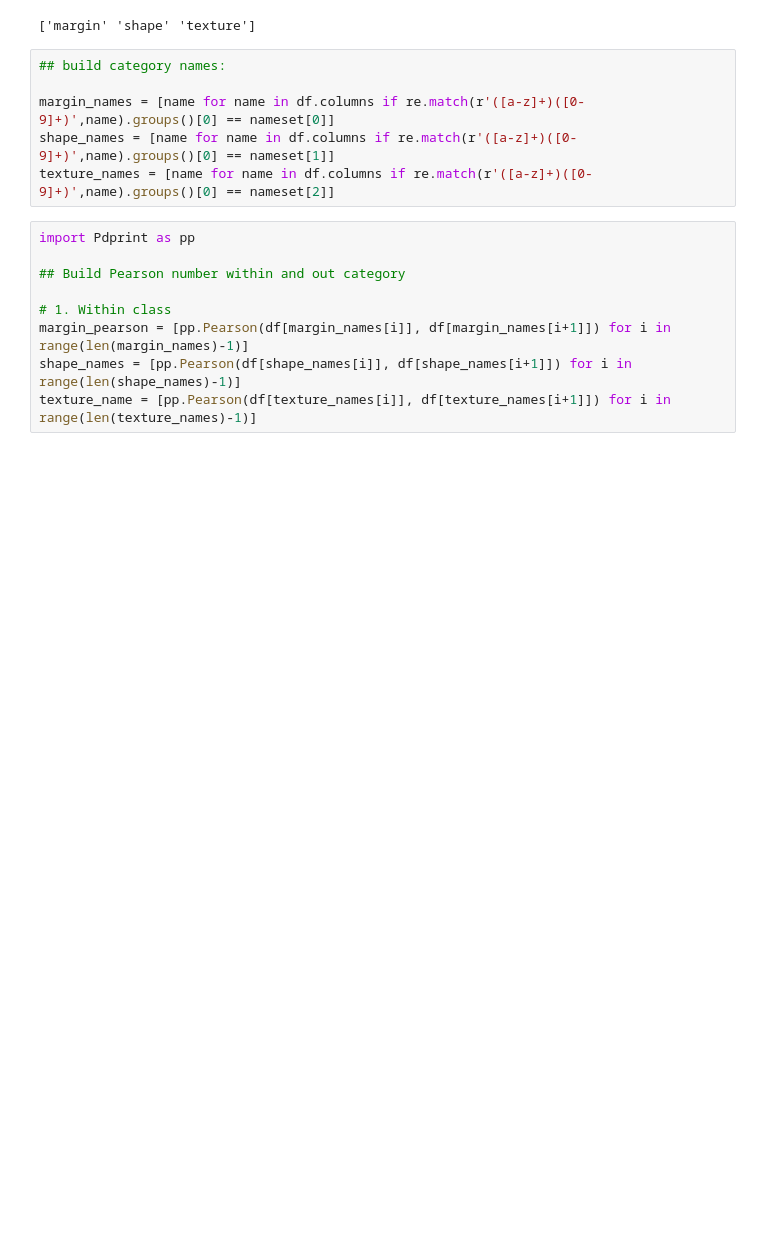
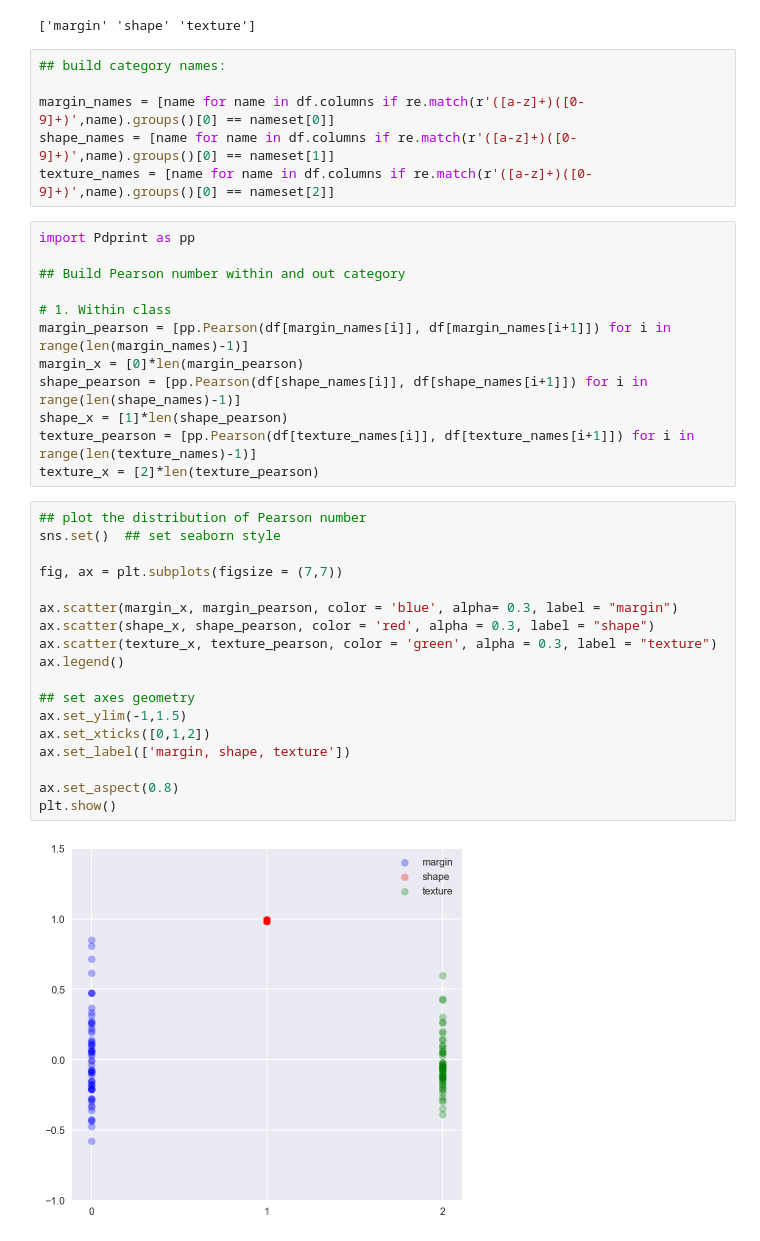
Before and after one commit to dangspin/Kaggle, a Jupyter notebook: LeafClassifier/Myleaf_part2.ipynb, the cells around one changed output. Saved outputs shown, nothing was run; the diff lists cells and outputs as text; blank space fills up the shorter version.

```diff
--- a/LeafClassifier/Myleaf_part2.ipynb
+++ b/LeafClassifier/Myleaf_part2.ipynb
@@ -122,5 +123,28 @@ import Pdprint as pp
 
 # 1. Within class
 margin_pearson = [pp.Pearson(df[margin_names[i]], df[margin_names[i+1]]) for i in range(len(margin_names)-1)]
-shape_names = [pp.Pearson(df[shape_names[i]], df[shape_names[i+1]]) for i in range(len(shape_names)-1)]
-texture_name = [pp.Pearson(df[texture_names[i]], df[texture_names[i+1]]) for i in range(len(texture_names)-1)]
+margin_x = [0]*len(margin_pearson)
+shape_pearson = [pp.Pearson(df[shape_names[i]], df[shape_names[i+1]]) for i in range(len(shape_names)-1)]
+shape_x = [1]*len(shape_pearson)
+texture_pearson = [pp.Pearson(df[texture_names[i]], df[texture_names[i+1]]) for i in range(len(texture_names)-1)]
+texture_x = [2]*len(texture_pearson)
+# %%
+## plot the distribution of Pearson number
+sns.set()  ## set seaborn style
+
+fig, ax = plt.subplots(figsize = (7,7))
+
+ax.scatter(margin_x, margin_pearson, color = 'blue', alpha= 0.3, label = "margin")
+ax.scatter(shape_x, shape_pearson, color = 'red', alpha = 0.3, label = "shape")
+ax.scatter(texture_x, texture_pearson, color = 'green', alpha = 0.3, label = "texture")
+ax.legend()
+
+## set axes geometry
+ax.set_ylim(-1,1.5)
+ax.set_xticks([0,1,2])
+ax.set_label(['margin, shape, texture'])
+
+ax.set_aspect(0.8)
+plt.show()
+# %% [output]
+[figure, added]
```
Also changed, not shown: parts of 1 cell of this notebook.
